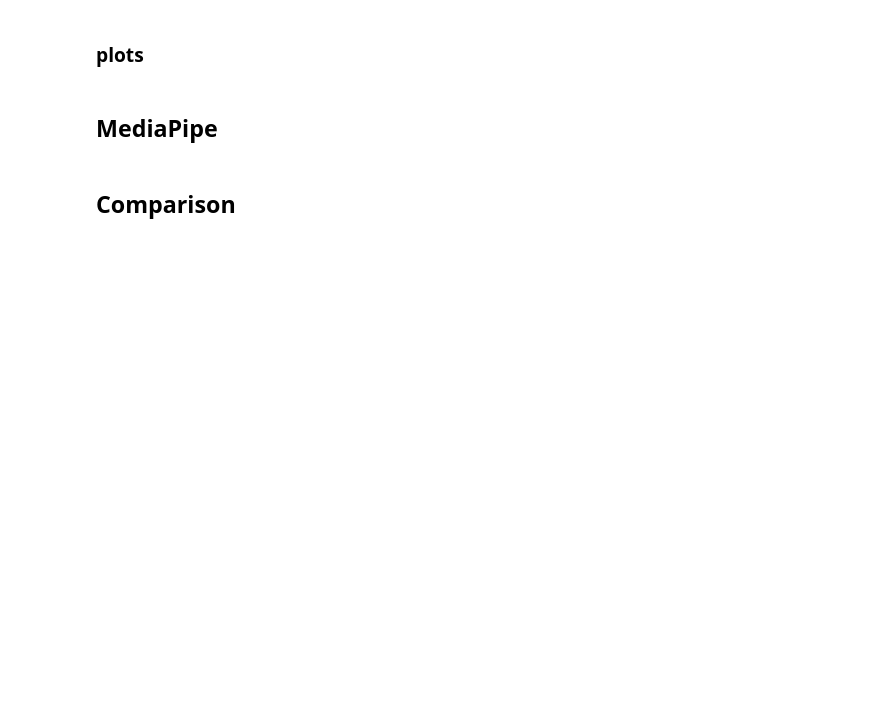
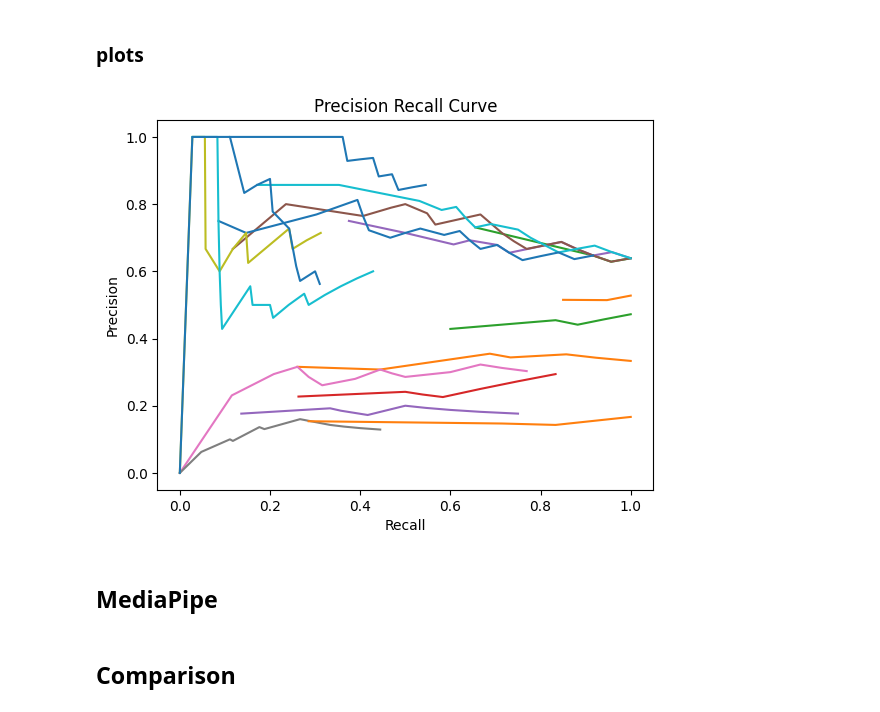
Before and after one commit to tomdec/climbing-technique-detector, a Jupyter notebook: hpe_poc.ipynb, the cells around one changed output. Drawn from its saved outputs; the diff is of its cells as text; code cells hidden in the pictures; blank space fills up the shorter version.

```diff
--- a/hpe_poc.ipynb
+++ b/hpe_poc.ipynb
@@ -49,3 +69,3 @@ estimations_bgr = collector.collect(
 # %%
 estimations = read_estimations()
-#estimations_bgr = read_estimations(name="estimations_bgr")
+estimations_bgr = read_estimations(name="estimations_bgr")
@@ -51,0 +76,4 @@ estimations = read_estimations()
+# %%
+pnr_bgr = calc_precision_and_recall(estimations_bgr)
+mAP_bgr = calc_mean_average_precision(pnr_bgr)
+print(f"Mean Average Precision = {mAP_bgr}")
@@ -61,6 +91,7 @@ plot_precision_recall_curve(precision, recall)
 # %%
-precision_bgr, recall_bgr = calc_precision_and_recall(estimations_bgr)
-plot_precision_recall_curve(precision_bgr, recall_bgr)
+plot_precision_recall_curve(pnr_bgr)
+# %% [output]
+[figure, added]
 # %%
 from src.hpe.yolo.play import play_with_hpe as play_with_yolo_hpe
 from glob import glob
```
Also changed, not shown: parts of 5 cells of this notebook, 1 other file.
